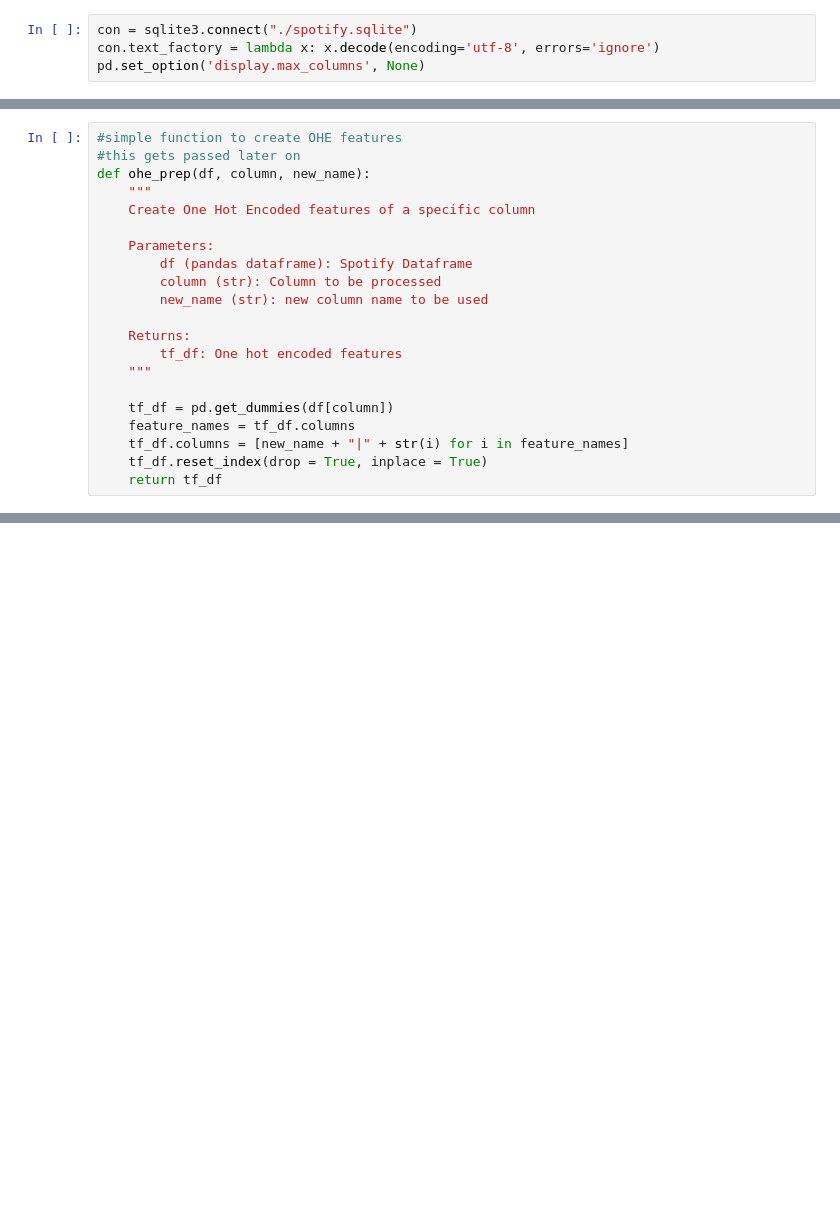
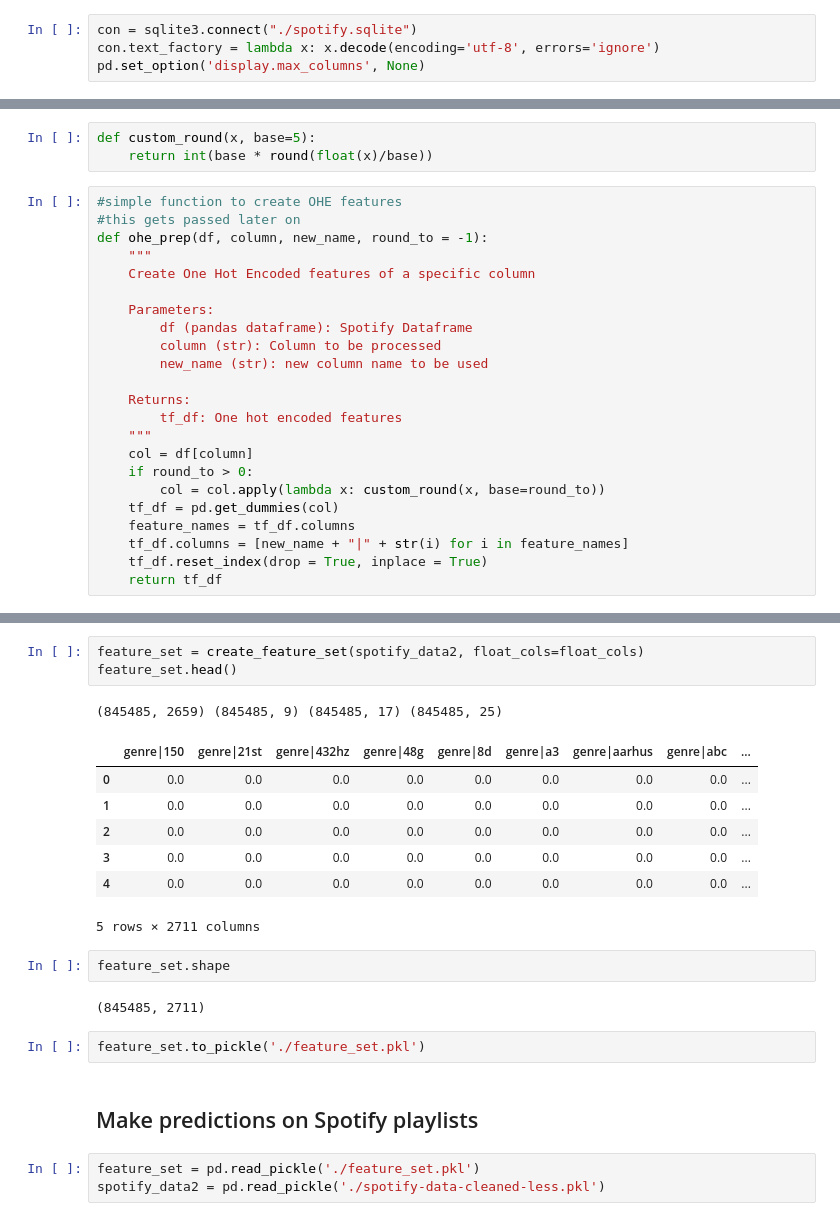
Before and after one commit to ericz1803/spotify-recommendations, a Jupyter notebook: Spotify Recommendation.ipynb, the cells around one changed output, grey strips where cells are left out. Saved outputs shown, nothing was run; the diff lists cells and outputs as text; blank space fills up the shorter version.

```diff
--- a/Spotify Recommendation.ipynb
+++ b/Spotify Recommendation.ipynb
@@ -258,7 +124,10 @@ spotify_data.head()
+# %%
+def custom_round(x, base=5):
+    return int(base * round(float(x)/base))
 # %%
 #simple function to create OHE features
 #this gets passed later on
-def ohe_prep(df, column, new_name):
+def ohe_prep(df, column, new_name, round_to = -1):
     """
     Create One Hot Encoded features of a specific column
 
@@ -270,8 +139,10 @@ def ohe_prep(df, column, new_name):
     Returns:
         tf_df: One hot encoded features
     """
-
-    tf_df = pd.get_dummies(df[column])
+    col = df[column]
+    if round_to > 0:
+        col = col.apply(lambda x: custom_round(x, base=round_to))
+    tf_df = pd.get_dummies(col)
     feature_names = tf_df.columns
     tf_df.columns = [new_name + "|" + str(i) for i in feature_names]
     tf_df.reset_index(drop = True, inplace = True)
@@ -318,0 +204,23 @@ def create_feature_set(df, float_cols):
+# %%
+feature_set = create_feature_set(spotify_data2, float_cols=float_cols)
+feature_set.head()
+# %% [output]
+(845485, 2659) (845485, 9) (845485, 17) (845485, 25)
+|  | genre|150 | genre|21st | genre|432hz | genre|48g | genre|8d | genre|a3 | genre|aarhus | genre|abc | ... |
+| 0 | 0.0 | 0.0 | 0.0 | 0.0 | 0.0 | 0.0 | 0.0 | 0.0 | ... |
+| 1 | 0.0 | 0.0 | 0.0 | 0.0 | 0.0 | 0.0 | 0.0 | 0.0 | ... |
+| 2 | 0.0 | 0.0 | 0.0 | 0.0 | 0.0 | 0.0 | 0.0 | 0.0 | ... |
+| 3 | 0.0 | 0.0 | 0.0 | 0.0 | 0.0 | 0.0 | 0.0 | 0.0 | ... |
+| 4 | 0.0 | 0.0 | 0.0 | 0.0 | 0.0 | 0.0 | 0.0 | 0.0 | ... |
+5 rows × 2711 columns
+# %%
+feature_set.shape
+# %% [output]
+(845485, 2711)
+# %%
+feature_set.to_pickle('./feature_set.pkl')
+# %% [markdown]
+## Make predictions on Spotify playlists
+# %%
+feature_set = pd.read_pickle('./feature_set.pkl')
+spotify_data2 = pd.read_pickle('./spotify-data-cleaned-less.pkl')
```
Also changed, not shown: parts of 46 cells of this notebook, 1 other file.
